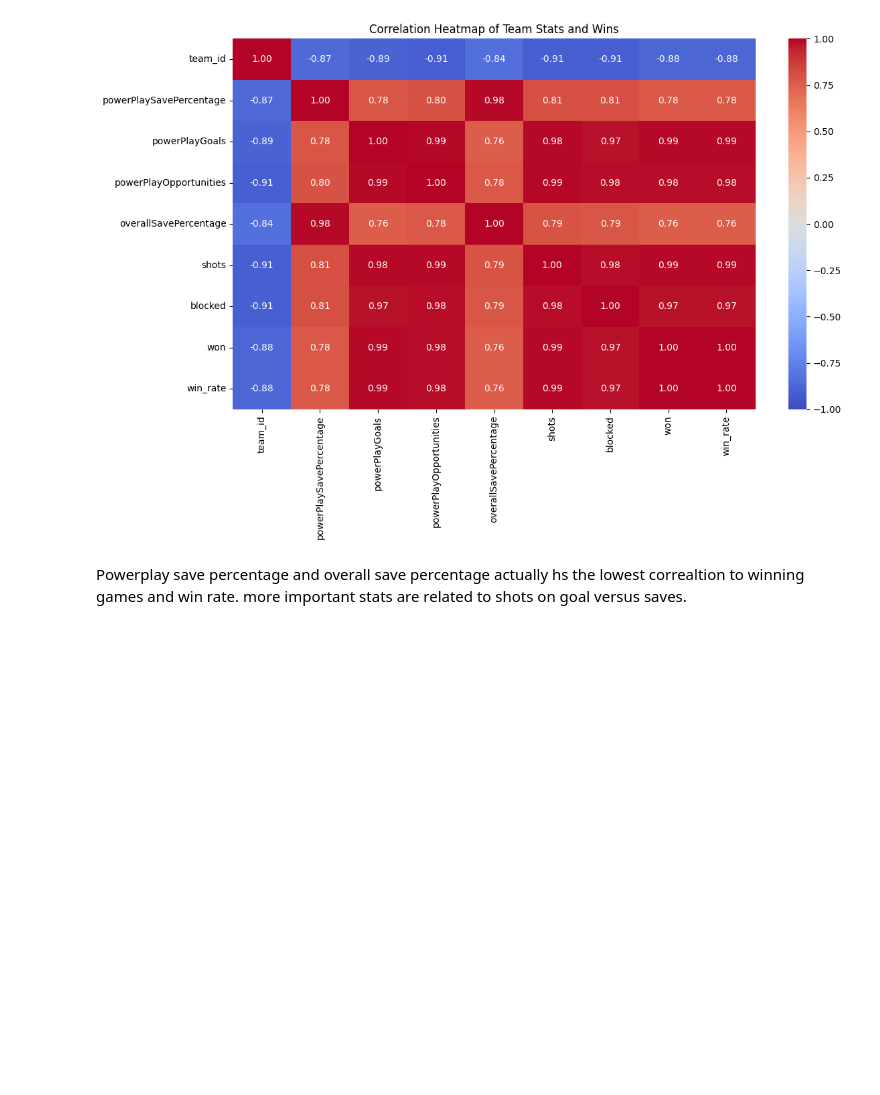
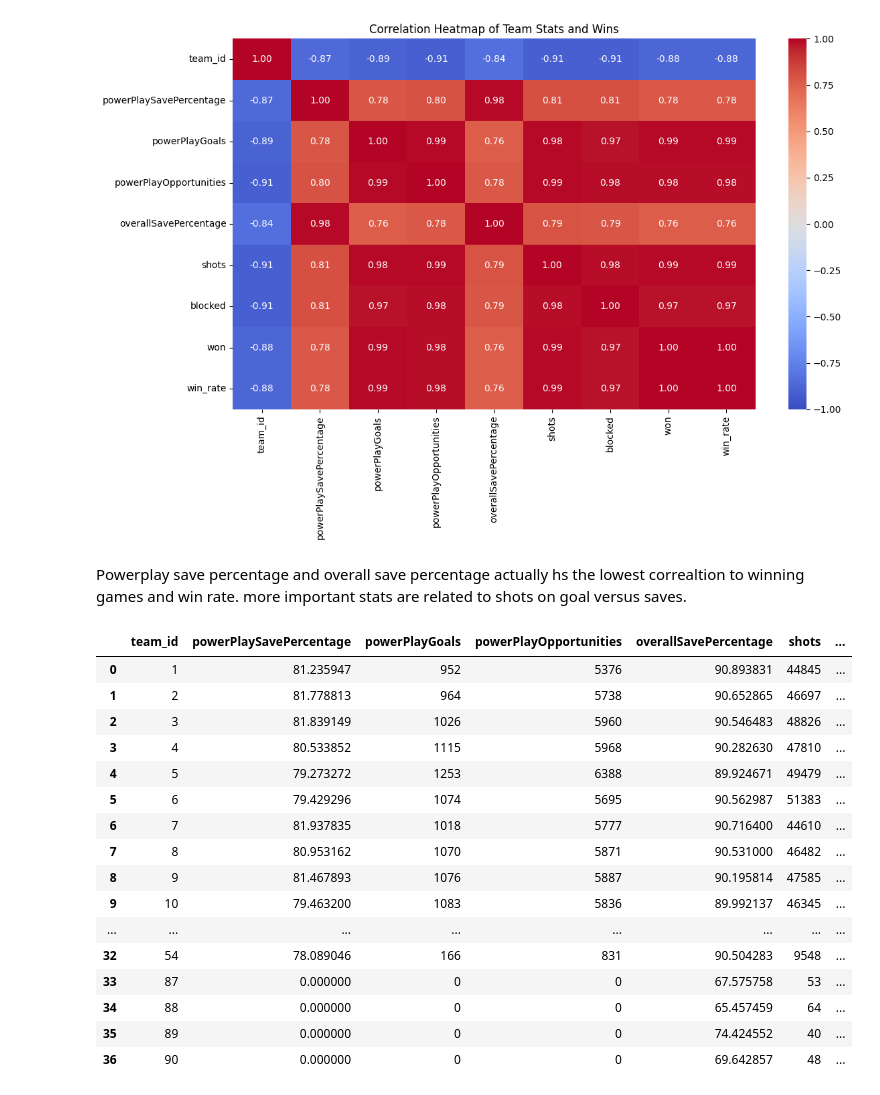
Before and after one commit to colincranwell/itcs-3162-group-8-project, a Jupyter notebook: Group8_Final.ipynb, the cells around one changed output. Drawn from its saved outputs; the diff is of its cells as text; code cells hidden in the pictures; blank space fills up the shorter version.

```diff
--- a/Group8_Final.ipynb
+++ b/Group8_Final.ipynb
@@ -630,3 +630,23 @@ plt.show()
 [figure]
 # %% [markdown]
 Powerplay save percentage and overall save percentage actually hs the lowest correaltion to winning games and win rate. more important stats are related to shots on goal versus saves.
+# %%
+team_performance
+# %% [output]
+|  | team_id | powerPlaySavePercentage | powerPlayGoals | powerPlayOpportunities | overallSavePercentage | shots | ... |
+| 0 | 1 | 81.235947 | 952 | 5376 | 90.893831 | 44845 | ... |
+| 1 | 2 | 81.778813 | 964 | 5738 | 90.652865 | 46697 | ... |
+| 2 | 3 | 81.839149 | 1026 | 5960 | 90.546483 | 48826 | ... |
+| 3 | 4 | 80.533852 | 1115 | 5968 | 90.282630 | 47810 | ... |
+| 4 | 5 | 79.273272 | 1253 | 6388 | 89.924671 | 49479 | ... |
+| 5 | 6 | 79.429296 | 1074 | 5695 | 90.562987 | 51383 | ... |
+| 6 | 7 | 81.937835 | 1018 | 5777 | 90.716400 | 44610 | ... |
+| 7 | 8 | 80.953162 | 1070 | 5871 | 90.531000 | 46482 | ... |
+| 8 | 9 | 81.467893 | 1076 | 5887 | 90.195814 | 47585 | ... |
+| 9 | 10 | 79.463200 | 1083 | 5836 | 89.992137 | 46345 | ... |
+| ... | ... | ... | ... | ... | ... | ... | ... |
+| 32 | 54 | 78.089046 | 166 | 831 | 90.504283 | 9548 | ... |
+| 33 | 87 | 0.000000 | 0 | 0 | 67.575758 | 53 | ... |
+| 34 | 88 | 0.000000 | 0 | 0 | 65.457459 | 64 | ... |
+| 35 | 89 | 0.000000 | 0 | 0 | 74.424552 | 40 | ... |
+| 36 | 90 | 0.000000 | 0 | 0 | 69.642857 | 48 | ... |
```
Also changed, not shown: parts of 4 cells of this notebook.
